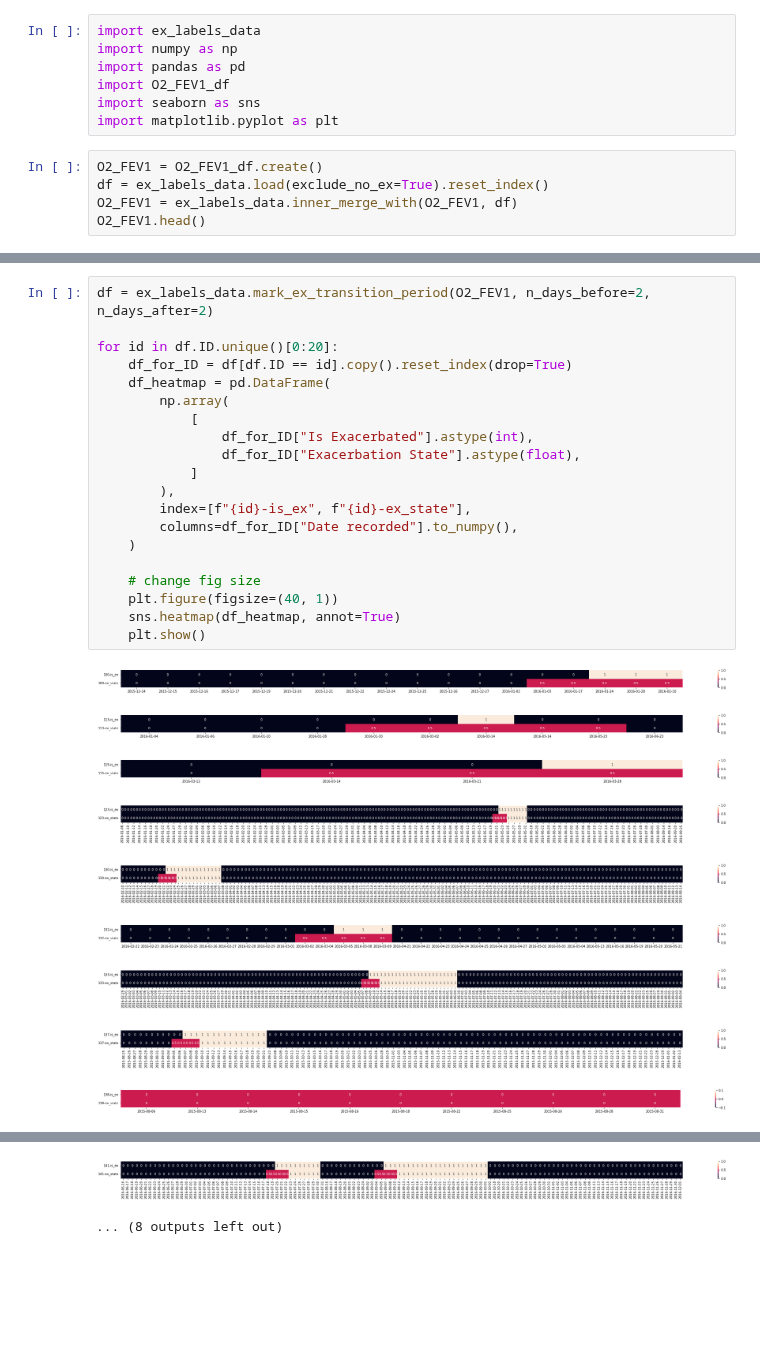
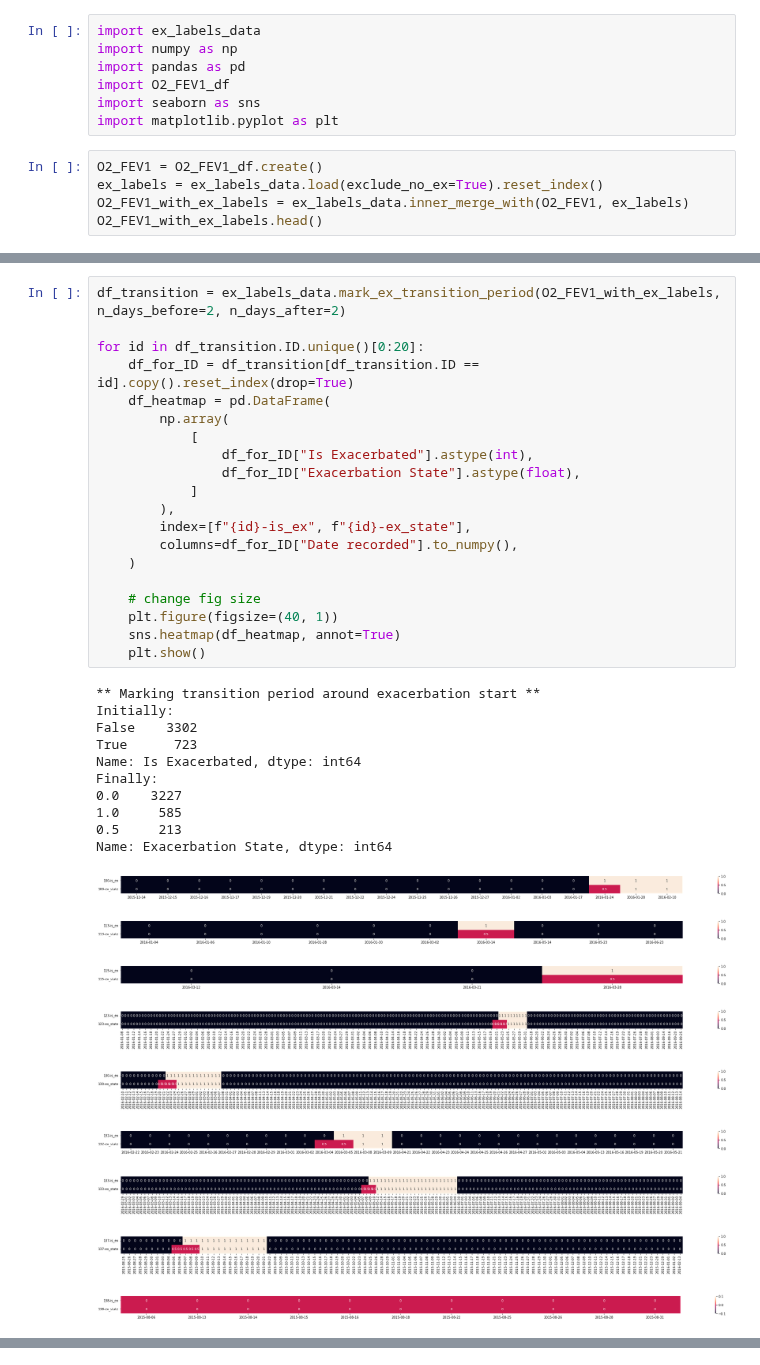
Before and after one commit to tristantreb/phd, a Jupyter notebook: src/data/2023-09-01_ex_labels_add_transition_period.ipynb, the cells around one changed output, grey strips where cells are left out. Drawn from its saved outputs; the diff is of its cells as text; blank space fills up the shorter version.

Commit message:
Fix: define transition period with dates instead of indices

```diff
--- a/src/data/2023-09-01_ex_labels_add_transition_period.ipynb
+++ b/src/data/2023-09-01_ex_labels_add_transition_period.ipynb
@@ -11,9 +11,9 @@ import seaborn as sns
 import matplotlib.pyplot as plt
 # %%
 O2_FEV1 = O2_FEV1_df.create()
-df = ex_labels_data.load(exclude_no_ex=True).reset_index()
-O2_FEV1 = ex_labels_data.inner_merge_with(O2_FEV1, df)
-O2_FEV1.head()
+ex_labels = ex_labels_data.load(exclude_no_ex=True).reset_index()
+O2_FEV1_with_ex_labels = ex_labels_data.inner_merge_with(O2_FEV1, ex_labels)
+O2_FEV1_with_ex_labels.head()
 # %% [output]
 ** Loading measurements data **
 
@@ -99,30 +103,40 @@ Name: Exacerbation State, dtype: int64
 # %%
-df = ex_labels_data.mark_ex_transition_period(O2_FEV1, n_days_before=2, n_days_after=2)
+df_transition = ex_labels_data.mark_ex_transition_period(O2_FEV1_with_ex_labels, n_days_before=2, n_days_after=2)
 
-for id in df.ID.unique()[0:20]:
-    df_for_ID = df[df.ID == id].copy().reset_index(drop=True)
+for id in df_transition.ID.unique()[0:20]:
+    df_for_ID = df_transition[df_transition.ID == id].copy().reset_index(drop=True)
     df_heatmap = pd.DataFrame(
         np.array(
             [
                 df_for_ID["Is Exacerbated"].astype(int),
                 df_for_ID["Exacerbation State"].astype(float),
             ]
         ),
         index=[f"{id}-is_ex", f"{id}-ex_state"],
         columns=df_for_ID["Date recorded"].to_numpy(),
     )
 
     # change fig size
     plt.figure(figsize=(40, 1))
     sns.heatmap(df_heatmap, annot=True)
     plt.show()
 # %% [output]
+** Marking transition period around exacerbation start **
+Initially:
+False    3302
+True      723
+Name: Is Exacerbated, dtype: int64
+Finally:
+0.0    3227
+1.0     585
+0.5     213
+Name: Exacerbation State, dtype: int64
-[figure, old version]
+[figure, new version]
-[figure, old version]
+[figure, new version]
-[figure, old version]
+[figure, new version]
 [figure]
 [figure]
-[figure, old version]
+[figure, new version]
 [figure]
 [figure]
 [figure]
@@ -131,2 +144,0 @@ for id in df.ID.unique()[0:20]:
-[figure, removed]
-... (8 outputs left out)
```
Also changed, not shown: parts of 5 cells of this notebook, 1 other file.
